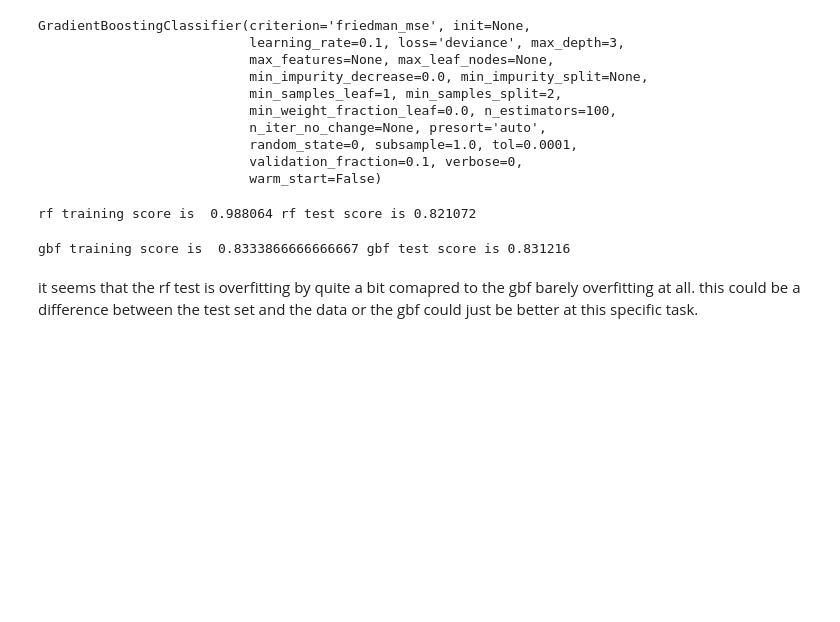
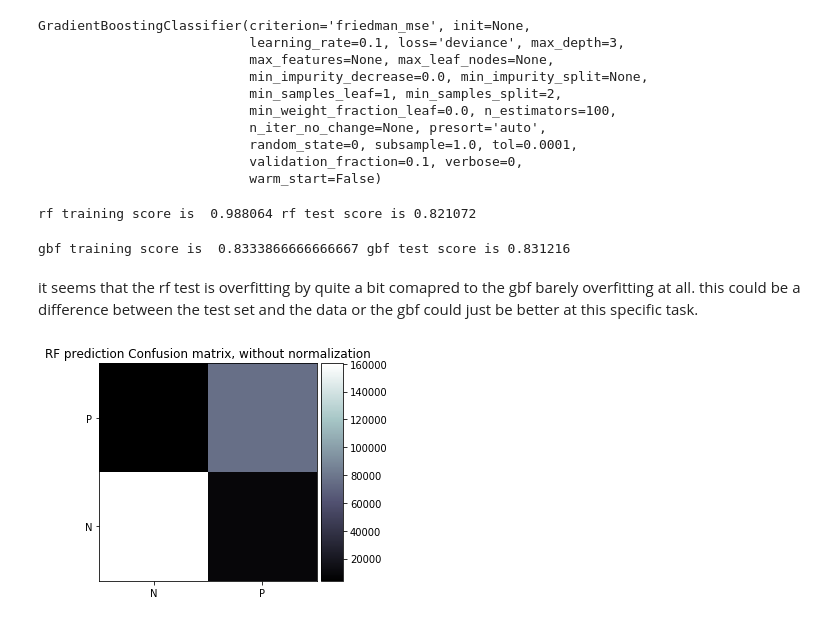
Before and after one commit to exalteded/DSPS, a Jupyter notebook: HW9/higgsbosonSearch.ipynb, the cells around one changed output. Saved outputs shown, nothing was run; the diff lists cells and outputs as text; code cells hidden in the pictures; blank space fills up the shorter version.

```diff
--- a/HW9/higgsbosonSearch.ipynb
+++ b/HW9/higgsbosonSearch.ipynb
@@ -259,3 +259,39 @@ print("gbf training score is ", gbf.score(hbtrain.values,labeltrain) ,"gbf test
 gbf training score is  0.8333866666666667 gbf test score is 0.831216
 # %% [markdown]
 it seems that the rf test is overfitting by quite a bit comapred to the gbf barely overfitting at all. this could be a difference between the test set and the data or the gbf could just be better at this specific task.
+# %%
+# I creaded this function (mostly copied from sklearn examples).
+# You can use it to create the confusion matrix
+from mpl_toolkits.axes_grid1.axes_divider import make_axes_locatable
+from sklearn.metrics import confusion_matrix
+def plot_confusion_matrix(y_true, y_pred,
+                          normalize=False,
+                          title='',
+                          cmap=pl.cm.bone):
+    """
+    This function prints and plots the confusion matrix.
+    Normalization can be applied by setting `normalize=True`.
+    """
+    if normalize:
+          title = title + ' Normalized confusion matrix'
+    else:
+          title = title + ' Confusion matrix, without normalization'
+
+    # Compute confusion matrix
+    cm = confusion_matrix(y_true, y_pred)
+    # plot it
+    fig, ax = pl.subplots(1, 1)
+    fig.subplots_adjust()
+    im = ax.imshow(cm, cmap=cmap)
+    ax_divider = make_axes_locatable(ax)
+    # add an axes to the right of the main axes.
+    pl.xticks([0, 1], labels=["N", "P"])
+    pl.ylim(-0.5,1.5)
+    pl.yticks([0,1], labels=["N", "P"])
+    pl.title(title)
+    cax = ax_divider.append_axes("right", size="10%", pad="2%")
+    cb = pl.colorbar(im, cax=cax)
+# %%
+plot_confusion_matrix(rf.predict(higgstraining.values),labels, title='RF prediction')
+# %% [output]
+[figure, added]
```
Also changed, not shown: parts of 6 cells of this notebook.
